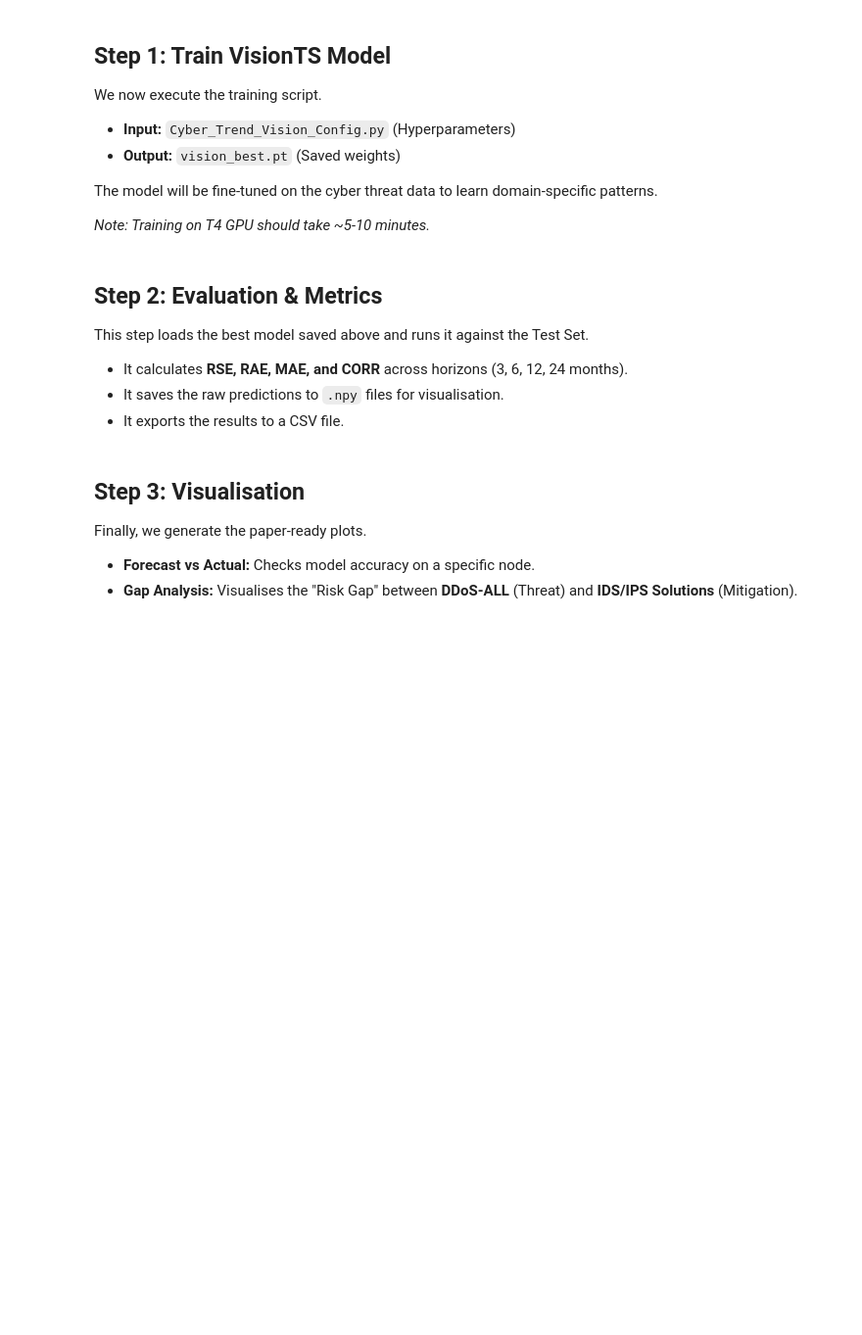
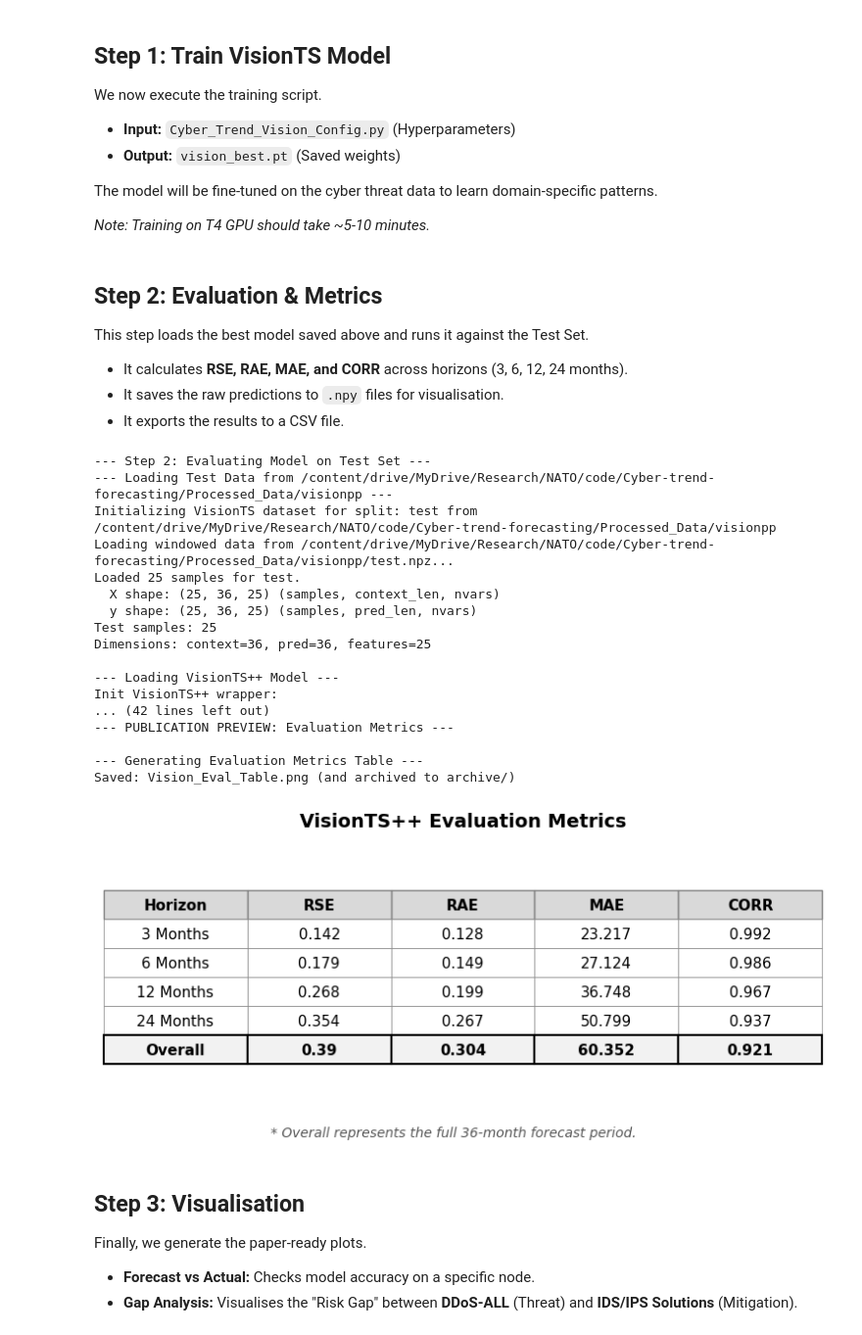
Before and after one commit to PaschalisLagias/Cyber-trend-forecasting, a Jupyter notebook: Notebooks/Transformer_Pipeline_Vignette_Vision.ipynb, the cells around one changed output. Shown at 98% size. Drawn from its saved outputs; the diff is of its cells as text; code cells hidden in the pictures; blank space fills up the shorter version.

Commit message:
Refactor Vision notebook into an interactive dashboard. Updated visualisations to match graph notebook

```diff
--- a/Notebooks/Transformer_Pipeline_Vignette_Vision.ipynb
+++ b/Notebooks/Transformer_Pipeline_Vignette_Vision.ipynb
@@ -104,7 +143,31 @@ This step loads the best model saved above and runs it against the Test Set.
 * It exports the results to a CSV file.
 # %%
 print("--- Step 2: Evaluating Model on Test Set ---")
-%run Evaluate_Vision.py --data_dir ../Processed_Data/vision
+# Execute the evaluation script natively
+%run Evaluate_VisionPP.py --data_dir ../Processed_Data/visionpp
+
+print("\n--- PUBLICATION PREVIEW: Evaluation Metrics ---")
+# Natively draw the table
+visualise_evaluation_metrics()
+# %% [output]
+--- Step 2: Evaluating Model on Test Set ---
+--- Loading Test Data from /content/drive/MyDrive/Research/NATO/code/Cyber-trend-forecasting/Processed_Data/visionpp ---
+Initializing VisionTS dataset for split: test from /content/drive/MyDrive/Research/NATO/code/Cyber-trend-forecasting/Processed_Data/visionpp
+Loading windowed data from /content/drive/MyDrive/Research/NATO/code/Cyber-trend-forecasting/Processed_Data/visionpp/test.npz...
+Loaded 25 samples for test.
+  X shape: (25, 36, 25) (samples, context_len, nvars)
+  y shape: (25, 36, 25) (samples, pred_len, nvars)
+Test samples: 25
+Dimensions: context=36, pred=36, features=25
+
+--- Loading VisionTS++ Model ---
+Init VisionTS++ wrapper:
+... (42 lines left out)
+--- PUBLICATION PREVIEW: Evaluation Metrics ---
+
+--- Generating Evaluation Metrics Table ---
+Saved: Vision_Eval_Table.png (and archived to archive/)
+[figure, added]
 # %% [markdown]
 ## Step 3: Visualisation
 
```
Also changed, not shown: parts of 19 cells of this notebook.
